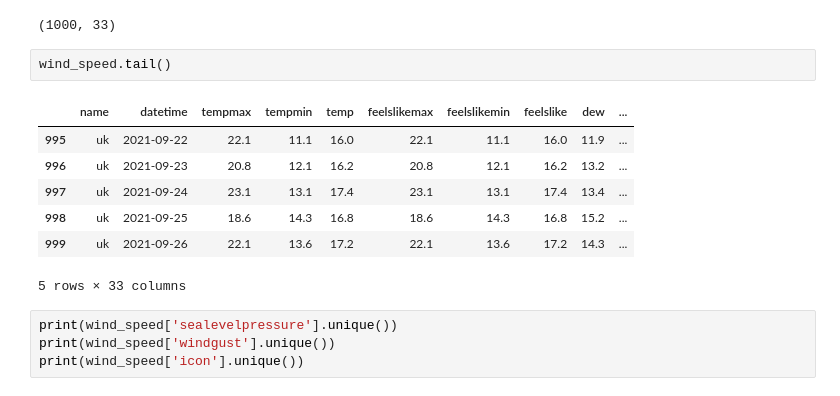
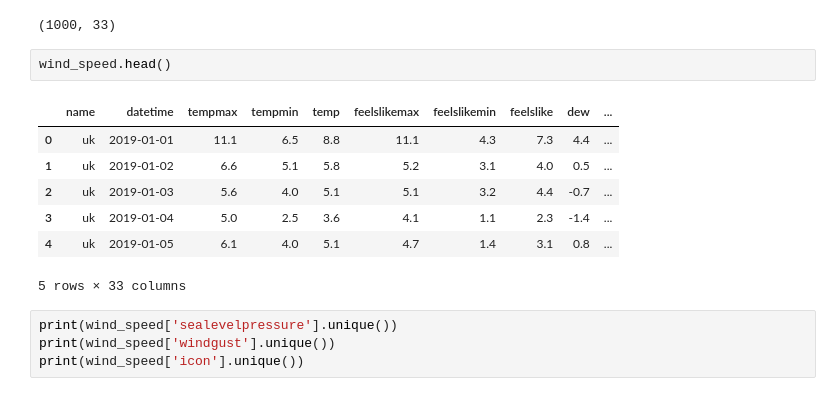
Before and after one commit to Ebzz12/Wind-Speed-Prediction, a Jupyter notebook: Wind_speed_prediction.ipynb, the cells around one changed output. Cells and saved outputs as stored; diff of their text form.

```diff
--- a/Wind_speed_prediction.ipynb
+++ b/Wind_speed_prediction.ipynb
@@ -107,14 +127,14 @@ wind_speed.shape
 # %% [output]
 (1000, 33)
 # %%
-wind_speed.tail()
+wind_speed.head()
 # %% [output]
 |  | name | datetime | tempmax | tempmin | temp | feelslikemax | feelslikemin | feelslike | dew | ... |
-| 995 | uk | 2021-09-22 | 22.1 | 11.1 | 16.0 | 22.1 | 11.1 | 16.0 | 11.9 | ... |
-| 996 | uk | 2021-09-23 | 20.8 | 12.1 | 16.2 | 20.8 | 12.1 | 16.2 | 13.2 | ... |
-| 997 | uk | 2021-09-24 | 23.1 | 13.1 | 17.4 | 23.1 | 13.1 | 17.4 | 13.4 | ... |
-| 998 | uk | 2021-09-25 | 18.6 | 14.3 | 16.8 | 18.6 | 14.3 | 16.8 | 15.2 | ... |
-| 999 | uk | 2021-09-26 | 22.1 | 13.6 | 17.2 | 22.1 | 13.6 | 17.2 | 14.3 | ... |
+| 0 | uk | 2019-01-01 | 11.1 | 6.5 | 8.8 | 11.1 | 4.3 | 7.3 | 4.4 | ... |
+| 1 | uk | 2019-01-02 | 6.6 | 5.1 | 5.8 | 5.2 | 3.1 | 4.0 | 0.5 | ... |
+| 2 | uk | 2019-01-03 | 5.6 | 4.0 | 5.1 | 5.1 | 3.2 | 4.4 | -0.7 | ... |
+| 3 | uk | 2019-01-04 | 5.0 | 2.5 | 3.6 | 4.1 | 1.1 | 2.3 | -1.4 | ... |
+| 4 | uk | 2019-01-05 | 6.1 | 4.0 | 5.1 | 4.7 | 1.4 | 3.1 | 0.8 | ... |
 5 rows × 33 columns
 # %%
 print(wind_speed['sealevelpressure'].unique())
```
Also changed, not shown: parts of 33 cells of this notebook.
